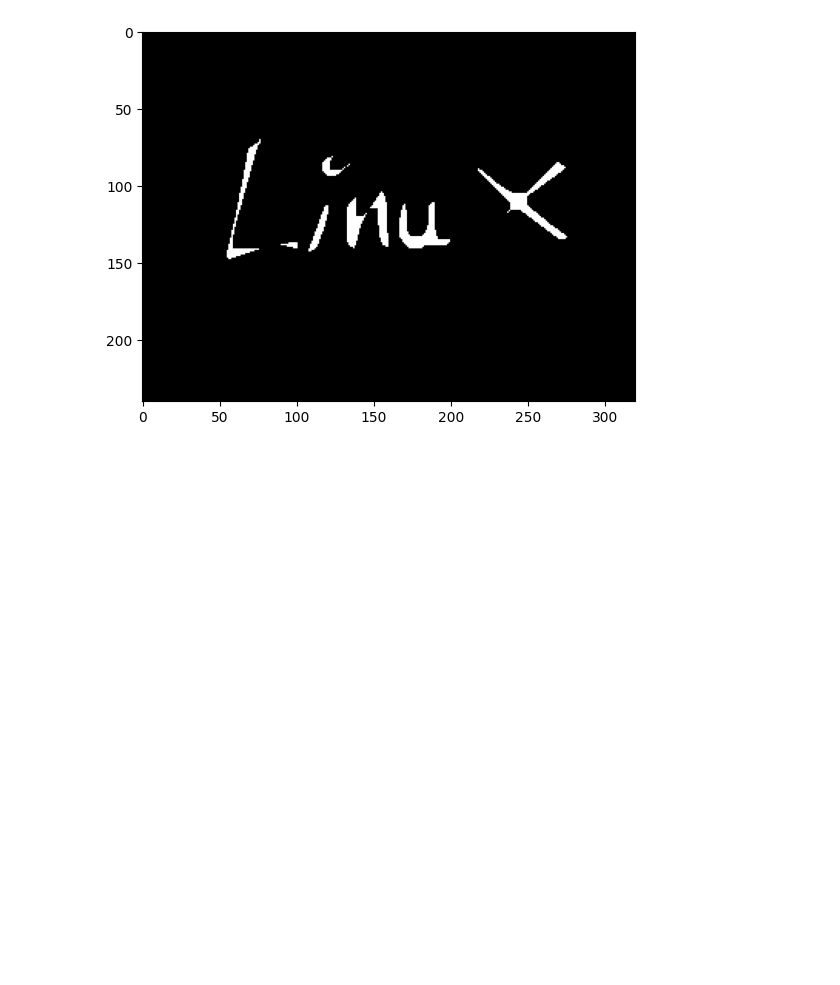
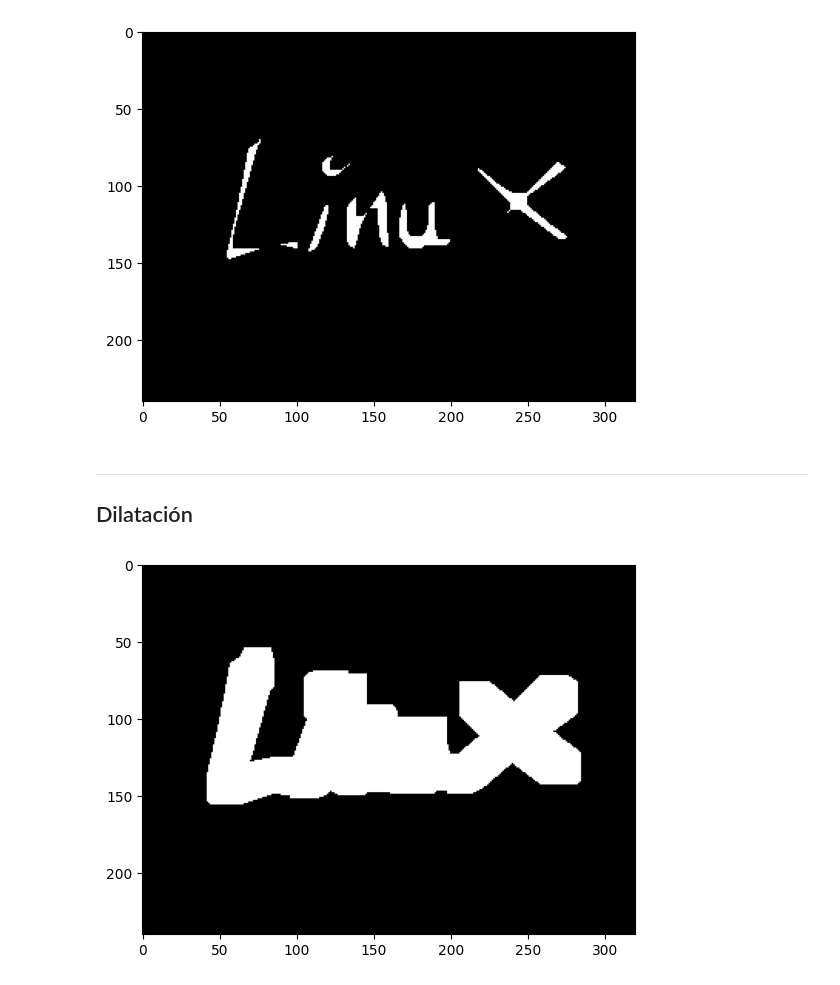
Before and after one commit to mikecr96/PDI-Ago-Dic25-GpoB, a Jupyter notebook: Semana XI/morph1.ipynb, the cells around one changed output. Drawn from its saved outputs; the diff is of its cells as text; code cells hidden in the pictures; blank space fills up the shorter version.

```diff
--- a/Semana XI/morph1.ipynb
+++ b/Semana XI/morph1.ipynb
@@ -84,3 +84,14 @@ plt.imshow(linux_erode2, cmap="gray")
 plt.show()
 # %% [output]
 [figure]
+# %% [markdown]
+---
+## Dilatación
+# %%
+def show_img(img):
+    plt.imshow(img, cmap="gray")
+    plt.show()
+# %%
+show_img(cv.dilate(linux_bin, se_big, iterations=4))
+# %% [output]
+[figure, added]
```
Also changed, not shown: parts of 12 cells of this notebook, 1 other file.
